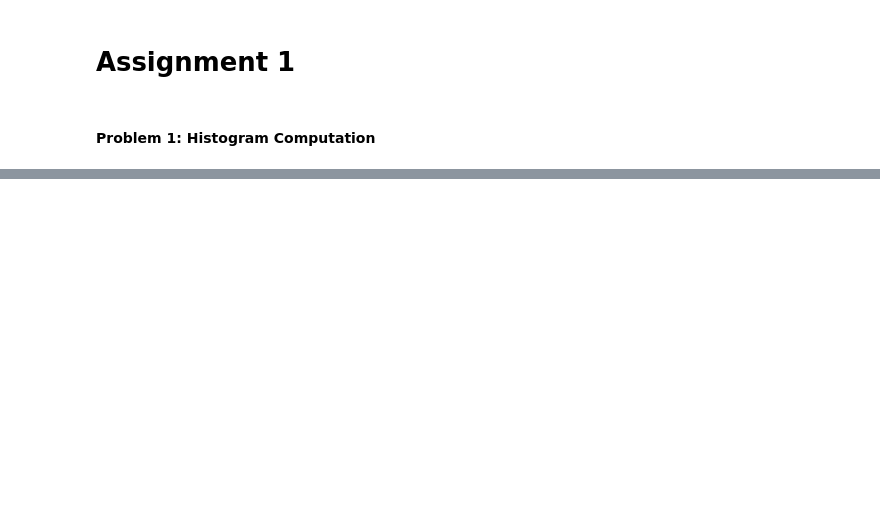
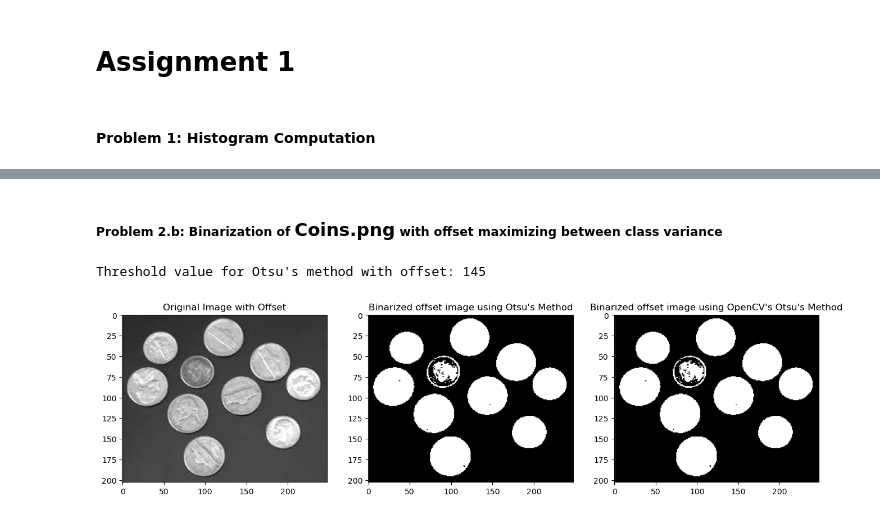
Before and after one commit to dwaipayanhaldar/E9-241-Digital-Image-Processing, a Jupyter notebook: Assignment_1/wrapper.ipynb, the cells around one changed output, grey strips where cells are left out. Saved outputs shown, nothing was run; the diff lists cells and outputs as text; code cells hidden in the pictures; blank space fills up the shorter version.

```diff
--- a/Assignment_1/wrapper.ipynb
+++ b/Assignment_1/wrapper.ipynb
@@ -39,0 +83,38 @@ Average Intensity Value from numpy:103.31
+# %% [markdown]
+##### **Problem 2.b:** Binarization of <span style="font-family: Courier New; font-size: 18px;">Coins.png</span> with offset maximizing between class variance
+# %%
+img = skimage.io.imread('images/coins.png')
+img_offset = np.clip(img.astype(np.int16) + 20, 0, 255).astype(np.uint8)
+
+cost_between = np.zeros(256)
+
+# start_time = time.time()
+
+for t in np.arange(0, 256):
+    cost_between[t] = between_class_variance(img_offset, t)
+
+thresh = np.argmax(cost_between)
+
+# end_time = time.time()
+# print(f"Time taken for Otsu's method with offset using between class variance: {end_time - start_time:.4f} seconds")
+
+print(f"Threshold value for Otsu's method with offset: {thresh}")
+img_binary = img_offset > thresh
+
+
+ret, otsu_thresholded = cv2.threshold(img_offset, 0, 255, cv2.THRESH_BINARY + cv2.THRESH_OTSU)
+
+plt.figure(figsize=(16, 8))
+plt.subplot(1, 3, 1)
+plt.title('Original Image with Offset')
+plt.imshow(img_offset, cmap='gray')
+plt.subplot(1, 3, 2)
+plt.title('Binarized offset image using Otsu\'s Method')
+plt.imshow(img_binary, cmap='gray')
+plt.subplot(1, 3, 3)
+plt.title('Binarized offset image using OpenCV\'s Otsu\'s Method')
+plt.imshow(otsu_thresholded, cmap='gray')
+plt.show()
+# %% [output]
+Threshold value for Otsu's method with offset: 145
+[figure, added]
```
Also changed, not shown: parts of 9 cells of this notebook, 11 other files.
